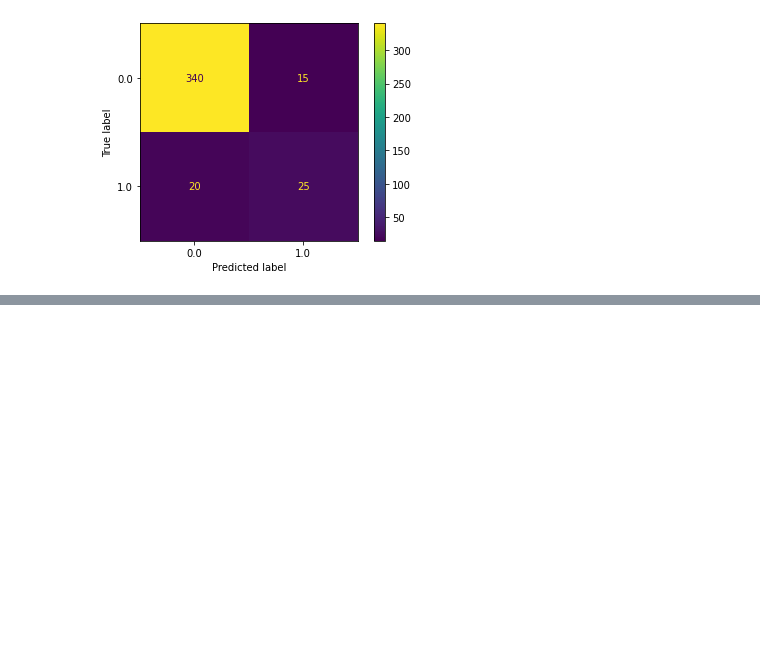
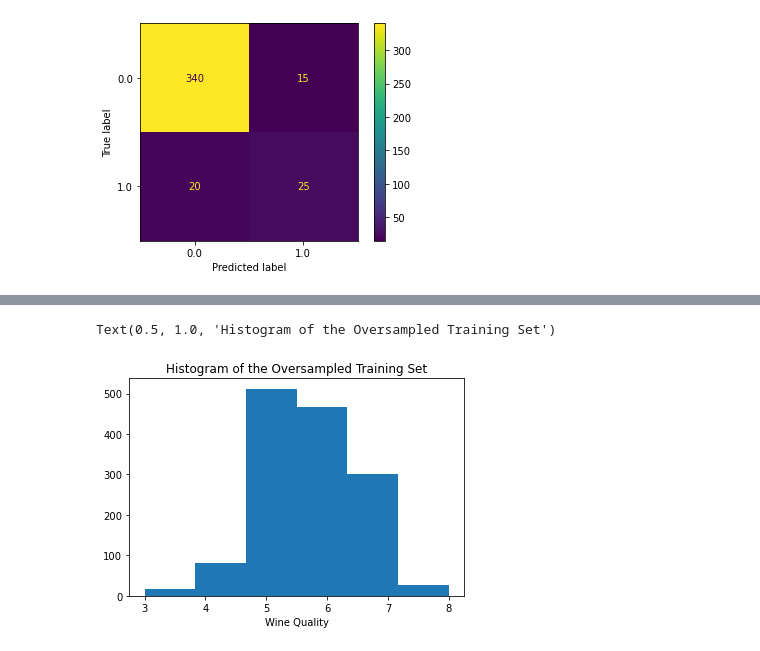
Before and after one commit to eliyanovva/wine-dataset-analysis, a Jupyter notebook: Models.ipynb, the cells around one changed output, grey strips where cells are left out. Cells and saved outputs as stored; diff of their text form; code cells hidden in the pictures; blank space fills up the shorter version.

```diff
--- a/Models.ipynb
+++ b/Models.ipynb
@@ -220,0 +248,11 @@ Feature 6 importance is:0.23 95% confidence interval: [0.14,0.32] (alcohol)
+# %%
+# Oversampling of the training data
+ros = RandomOverSampler(sampling_strategy={3:16, 4:80, 7:300, 8:26})
+X_train_ros, ytrain_ros = ros.fit_resample(X_train, ytrain)
+
+plt.hist(ytrain_ros, bins=6)
+plt.xlabel('Wine Quality')
+plt.title('Histogram of the Oversampled Training Set')
+# %% [output]
+Text(0.5, 1.0, 'Histogram of the Oversampled Training Set')
+[figure, added]
```
Also changed, not shown: parts of 16 cells of this notebook.
